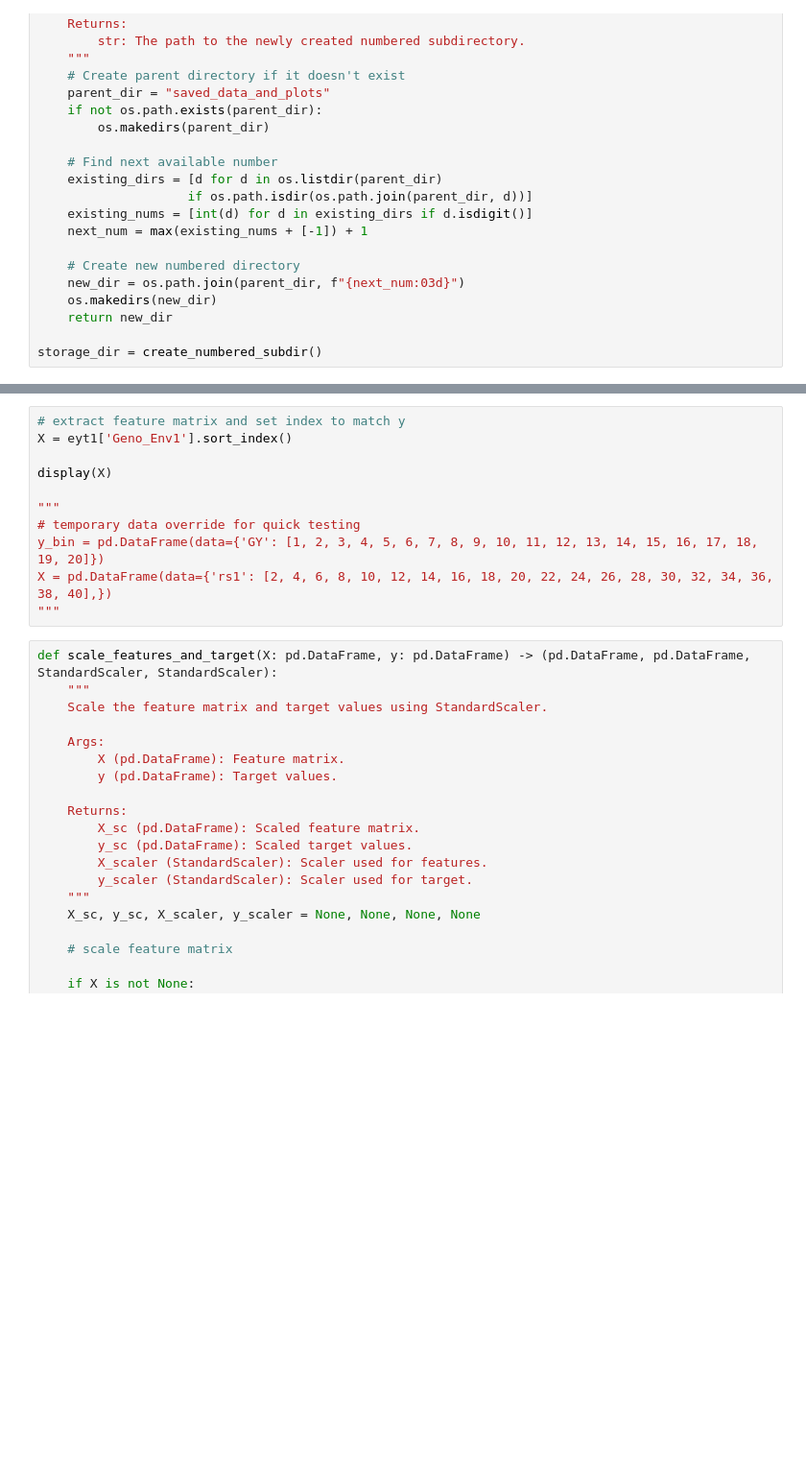
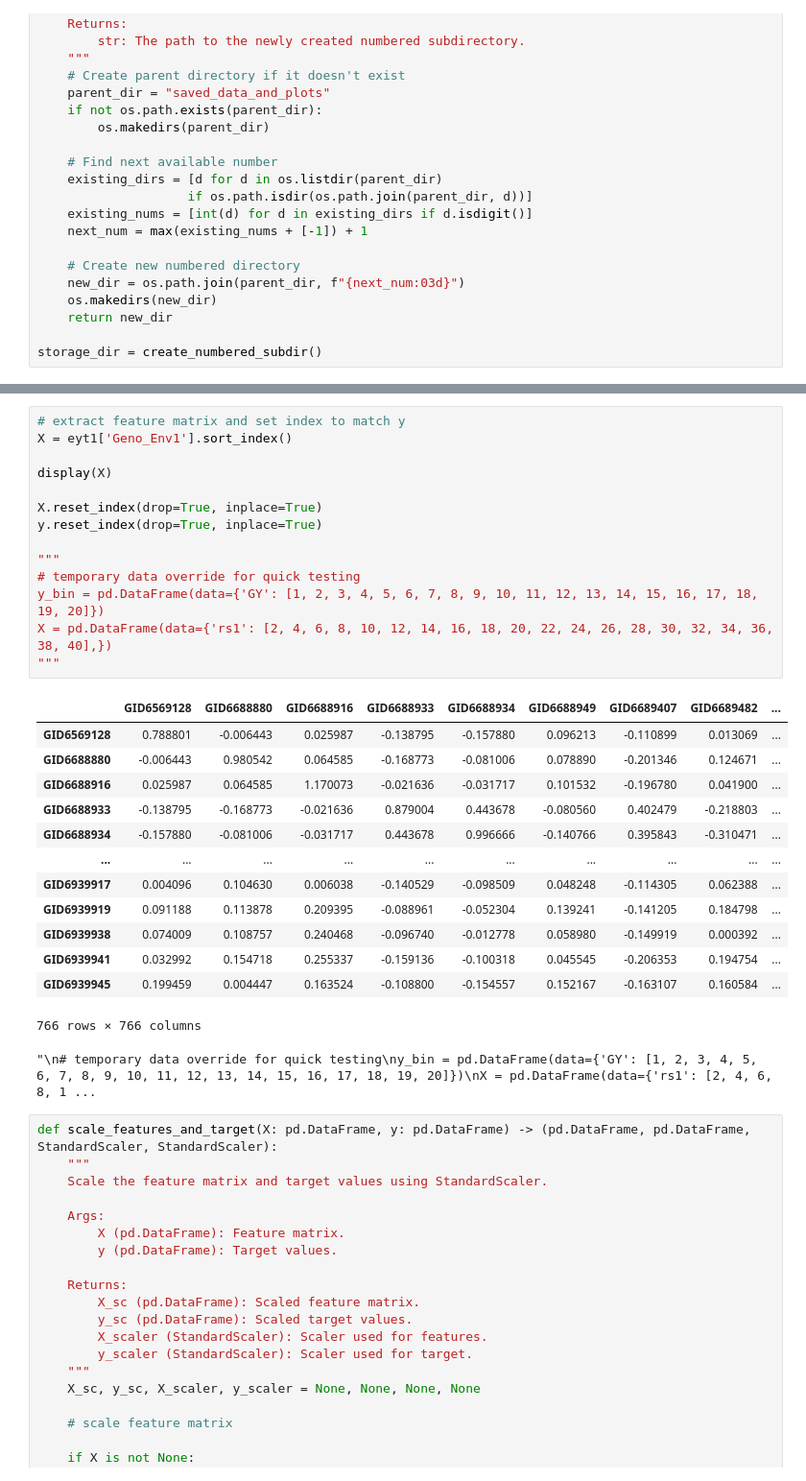
Before and after one commit to CaoCalvin/ml_research, a Jupyter notebook: project.ipynb, the cells around one changed output, grey strips where cells are left out. Shown: that part at 96% size. Cells and saved outputs as stored; diff of their text form; blank space fills up the shorter version.

```diff
--- a/project.ipynb
+++ b/project.ipynb
@@ -171,14 +191,32 @@ print(y.shape)
 # %%
 # extract feature matrix and set index to match y
 X = eyt1['Geno_Env1'].sort_index()
 
 display(X)
 
+X.reset_index(drop=True, inplace=True)
+y.reset_index(drop=True, inplace=True)
+
 """
 # temporary data override for quick testing
 y_bin = pd.DataFrame(data={'GY': [1, 2, 3, 4, 5, 6, 7, 8, 9, 10, 11, 12, 13, 14, 15, 16, 17, 18, 19, 20]})
 X = pd.DataFrame(data={'rs1': [2, 4, 6, 8, 10, 12, 14, 16, 18, 20, 22, 24, 26, 28, 30, 32, 34, 36, 38, 40],})
 """
+# %% [output]
+|  | GID6569128 | GID6688880 | GID6688916 | GID6688933 | GID6688934 | GID6688949 | GID6689407 | GID6689482 | ... |
+| GID6569128 | 0.788801 | -0.006443 | 0.025987 | -0.138795 | -0.157880 | 0.096213 | -0.110899 | 0.013069 | ... |
+| GID6688880 | -0.006443 | 0.980542 | 0.064585 | -0.168773 | -0.081006 | 0.078890 | -0.201346 | 0.124671 | ... |
+| GID6688916 | 0.025987 | 0.064585 | 1.170073 | -0.021636 | -0.031717 | 0.101532 | -0.196780 | 0.041900 | ... |
+| GID6688933 | -0.138795 | -0.168773 | -0.021636 | 0.879004 | 0.443678 | -0.080560 | 0.402479 | -0.218803 | ... |
+| GID6688934 | -0.157880 | -0.081006 | -0.031717 | 0.443678 | 0.996666 | -0.140766 | 0.395843 | -0.310471 | ... |
+| ... | ... | ... | ... | ... | ... | ... | ... | ... | ... |
+| GID6939917 | 0.004096 | 0.104630 | 0.006038 | -0.140529 | -0.098509 | 0.048248 | -0.114305 | 0.062388 | ... |
+| GID6939919 | 0.091188 | 0.113878 | 0.209395 | -0.088961 | -0.052304 | 0.139241 | -0.141205 | 0.184798 | ... |
+| GID6939938 | 0.074009 | 0.108757 | 0.240468 | -0.096740 | -0.012778 | 0.058980 | -0.149919 | 0.000392 | ... |
+| GID6939941 | 0.032992 | 0.154718 | 0.255337 | -0.159136 | -0.100318 | 0.045545 | -0.206353 | 0.194754 | ... |
+| GID6939945 | 0.199459 | 0.004447 | 0.163524 | -0.108800 | -0.154557 | 0.152167 | -0.163107 | 0.160584 | ... |
+766 rows × 766 columns
+"\n# temporary data override for quick testing\ny_bin = pd.DataFrame(data={'GY': [1, 2, 3, 4, 5, 6, 7, 8, 9, 10, 11, 12, 13, 14, 15, 16, 17, 18, 19, 20]})\nX = pd.DataFrame(data={'rs1': [2, 4, 6, 8, 1 ...
 # %%
 def scale_features_and_target(X: pd.DataFrame, y: pd.DataFrame) -> (pd.DataFrame, pd.DataFrame, StandardScaler, StandardScaler):
     """
```
Also changed, not shown: parts of 18 cells of this notebook.
